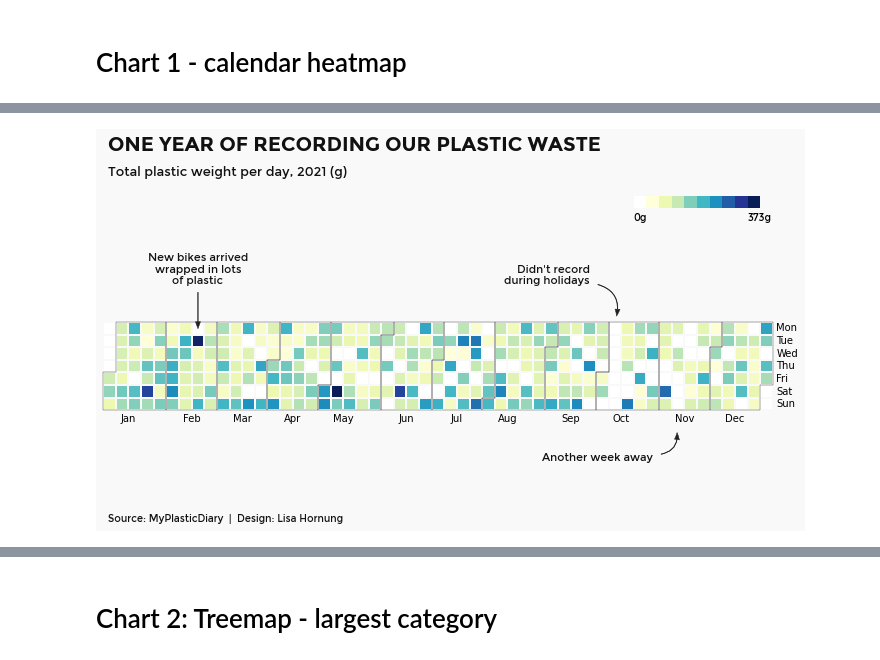
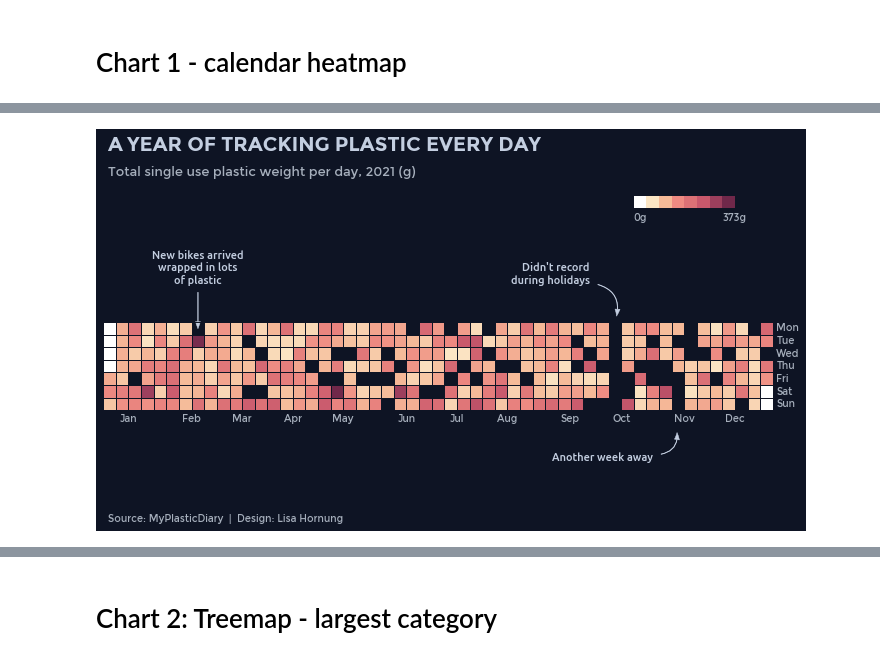
Before and after one commit to Lisa-Ho/plastic-diary, a Jupyter notebook: notebooks/02_10_charts.ipynb, the cells around one changed output, grey strips where cells are left out. Cells and saved outputs as stored; diff of their text form; code cells hidden in the pictures.

```diff
--- a/notebooks/02_10_charts.ipynb
+++ b/notebooks/02_10_charts.ipynb
@@ -268,10 +275,14 @@ plt.show()
 # %%
+#colors
+colpalette = BurgYl_7
+col_main = colpalette.mpl_colors
+
 #Fontstyles
 def get_text():
     font_r = font_manager.FontProperties(fname='C:\\WINDOWS\\Fonts\\Montserrat-Regular.ttf')
     font_b = font_manager.FontProperties(fname='C:\\WINDOWS\\Fonts\\Montserrat-Bold.ttf')
 
-    title = ("One year of recording our plastic waste").upper()
-    subtitle = "Total plastic weight per day, 2021 (g)"
+    title = ("Tracking my daily plastic consumption in 2021").upper()
+    subtitle = "Total single use plastic weight per day (g)"
 
     return(font_r, font_b, title, subtitle)
@@ -284,21 +433,22 @@ events = df_daily.groupby("date")["DV_plastic_weight"].sum()
 events = pd.Series(events, index=all_days)
 
 #set colour + get text properties
-color = YlGnBu_9
-b_color = "#f9f9f9"
+cols = {"back": "#0e1424", "edges":"#c3cee0", "text": "#a6afbc", "title": "#c3cee0"}
 font_r, font_b, title, subtitle = get_text()
 
 #### plot
 fig, ax = plt.subplots(figsize=(12,5))
-fig.set_facecolor(b_color)
-ax = calplot.yearplot(events, cmap=color.mpl_colormap, linewidth=0.4, linecolor=b_color, fillcolor='white',
-                      edgecolor = '#333333',  dropzero=True)
+fig.set_facecolor(cols["back"])
+ax = calplot.yearplot(events, cmap=colpalette.mpl_colormap, linewidth=1, linecolor=cols["back"], fillcolor=cols["back"],
+                      edgecolor = cols["back"],  dropzero=True)
+ax.set_xticklabels(ax.get_xticklabels(), color=cols["text"], fontproperties=font_r)
+ax.set_yticklabels(ax.get_yticklabels(), color=cols["text"], fontproperties=font_r)
 
 # =========
 # Arrows
 #define style
 style = "Simple, tail_width=0.5, head_width=5, head_length=7"
-kw = dict(arrowstyle=style, color="#222222")
+kw = dict(arrowstyle=style, color=cols["title"])
 
 #define arrows
 a1 = patches.FancyArrowPatch((7.5, 9.5), (7.5, 6.3),linewidth=0.5,
@@ -308,40 +458,41 @@ a2 = patches.FancyArrowPatch((39, 10), (40.6, 7.3),linewidth=0.5,
 a3 = patches.FancyArrowPatch((44, -3.5), (45.4, -1.6),linewidth=0.5,
                             connectionstyle="arc3,rad=.5", **kw, clip_on=False)
 
 #add arrows to plot
 for a in [a1, a2,a3]:
     ax.add_patch(a)
 
 ## =========
 #annotations
-ax.text(7.5,10, "New bikes arrived\nwrapped in lots\nof plastic", fontsize=11, ha='center', fontproperties = font_r, color='#111111')
-ax.text(38.5, 10, "Didn't record\nduring holidays", fontsize=11, ha='right', fontproperties = font_r, color='#111111')
-ax.text(43.5, -4, "Another week away", fontsize=11, ha='right', fontproperties = font_r, color='#111111')
+ax.text(7.5,10, "New bikes arrived\nwrapped in lots\nof plastic", fontsize=11, ha='center', fontproperties = font_m,
+        color=cols["title"])
+ax.text(38.5, 10, "Didn't record\nduring holidays", fontsize=11, ha='right', fontproperties = font_m, color=cols["title"])
+ax.text(43.5, -4, "Another week away", fontsize=11, ha='right', fontproperties = font_m, color=cols["title"])
 
 ## =========
 #add colorbar (custom ...)
 x_pos = 42
 y_pos = 16
 
-ax.text(x_pos,y_pos-1, "0g", fontsize=10, ha='left', fontproperties = font_r)
+ax.text(x_pos,y_pos-1, "0g", fontsize=10, ha='left', fontproperties = font_r, color=cols["text"])
 ax.add_patch(patches.Rectangle((x_pos, y_pos), 1, 1, edgecolor=None, facecolor='white', linewidth=0.7, clip_on=False))
-for c in color.mpl_colors:
+for c in colpalette.mpl_colors:
     ax.add_patch(patches.Rectangle((x_pos+1, y_pos), 1, 1, edgecolor=None, facecolor=c, linewidth=0.7, clip_on=False))
     x_pos +=1
-ax.text(x_pos,y_pos-1, str(int(events.max()))+"g", fontsize=10, ha='left', fontproperties = font_r)
+ax.text(x_pos,y_pos-1, str(int(events.max()))+"g", fontsize=10, ha='left', fontproperties = font_r, color=cols["text"])
 
 # =========
 #title and footer
 x_title=0.13
-plt.figtext(x_title,1.1, title, size=20, ha='left',  fontproperties = font_b, color='#111111')
-plt.figtext(x_title,1.03, subtitle, size=13,ha='left',  fontproperties = font_r, color='#111111')
+plt.figtext(x_title,1.1, title, size=20, ha='left',  fontproperties = font_b, color=cols["title"])
+plt.figtext(x_title,1.03, subtitle, size=13,ha='left',  fontproperties = font_r, color=cols["text"])
 
 plt.figtext(x_title,0.07, "Source: MyPlasticDiary  |  Design: Lisa Hornung",
-            fontsize=10, ha='left', fontproperties = font_r, color='#111111')
+            fontsize=10, ha='left', fontproperties = font_r, color=cols["text"])
 
 #save
 plt.savefig(os.path.join(root, "outputs//chart1-calendar-heatmap.png"), bbox_inches="tight",pad_inches=0.2)
 
 plt.show()
 # %% [output]
-[figure, old version]
+[figure, new version]
```
Also changed, not shown: parts of 24 cells of this notebook.
